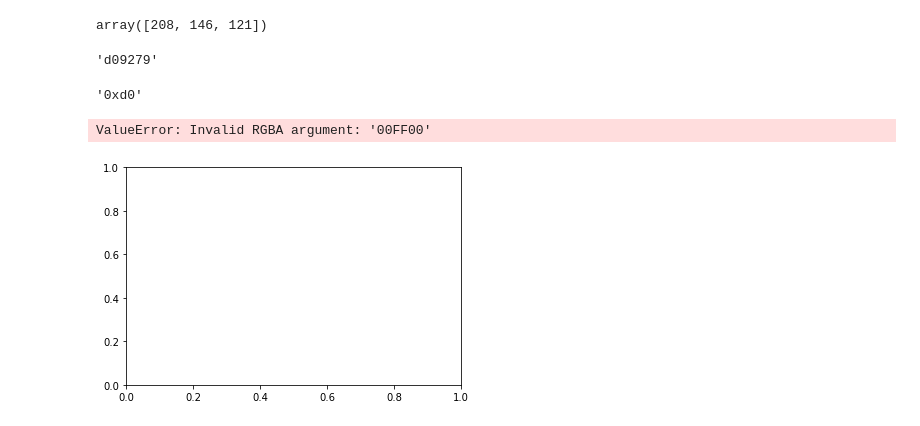
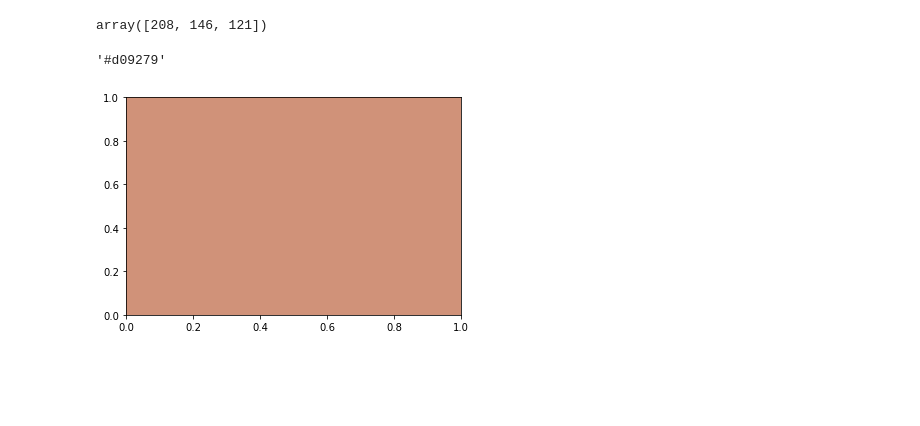
Before and after one commit to tyqiangz/facial-recognition, a Jupyter notebook: notebooks/Skin Tone Extraction.ipynb, the cells around one changed output. Drawn from its saved outputs; the diff is of its cells as text; code cells hidden in the pictures; blank space fills up the shorter version.

```diff
--- a/notebooks/Skin Tone Extraction.ipynb
+++ b/notebooks/Skin Tone Extraction.ipynb
@@ -201,29 +201,27 @@ def rgb_to_hex(rgb):
     hex_code = '#'
 
     for channel in rgb:
+        hex_code += hex(channel)[-2:]
 
+    return hex_code
 
-rgb_to_hex(tuple(skin_tone))
+hex_skin_tone = rgb_to_hex(skin_tone)
+hex_skin_tone
 # %% [output]
-'d09279'
+'#d09279'
-# %%
-str(hex(skin_tone[0]))[]
-# %% [output]
-'0xd0'
 # %%
 import matplotlib.pyplot as plt
 import matplotlib.patches as patches
 
 # Create figure and axes
 fig, ax = plt.subplots()
 
 # Create a Rectangle patch
-rect = patches.Rectangle((0, 0), 50, 30, fill=True, linewidth=1, color='00FF00')
+rect = patches.Rectangle((0, 0), 50, 30, fill=True, linewidth=1, color=hex_skin_tone)
 
 # Add the patch to the Axes
 ax.add_patch(rect)
 
 plt.show()
 # %% [output]
-ValueError: Invalid RGBA argument: '00FF00'
-[figure, old version]
+[figure, new version]
```
